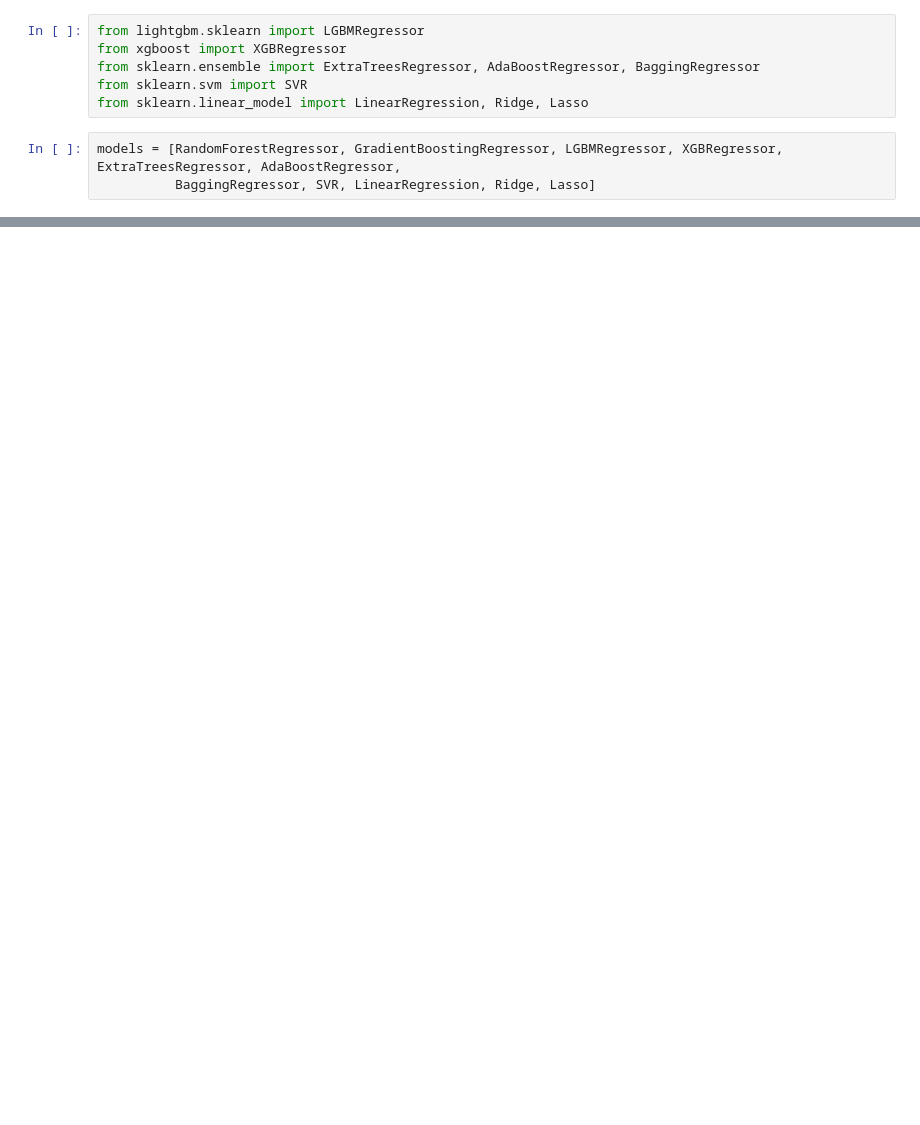
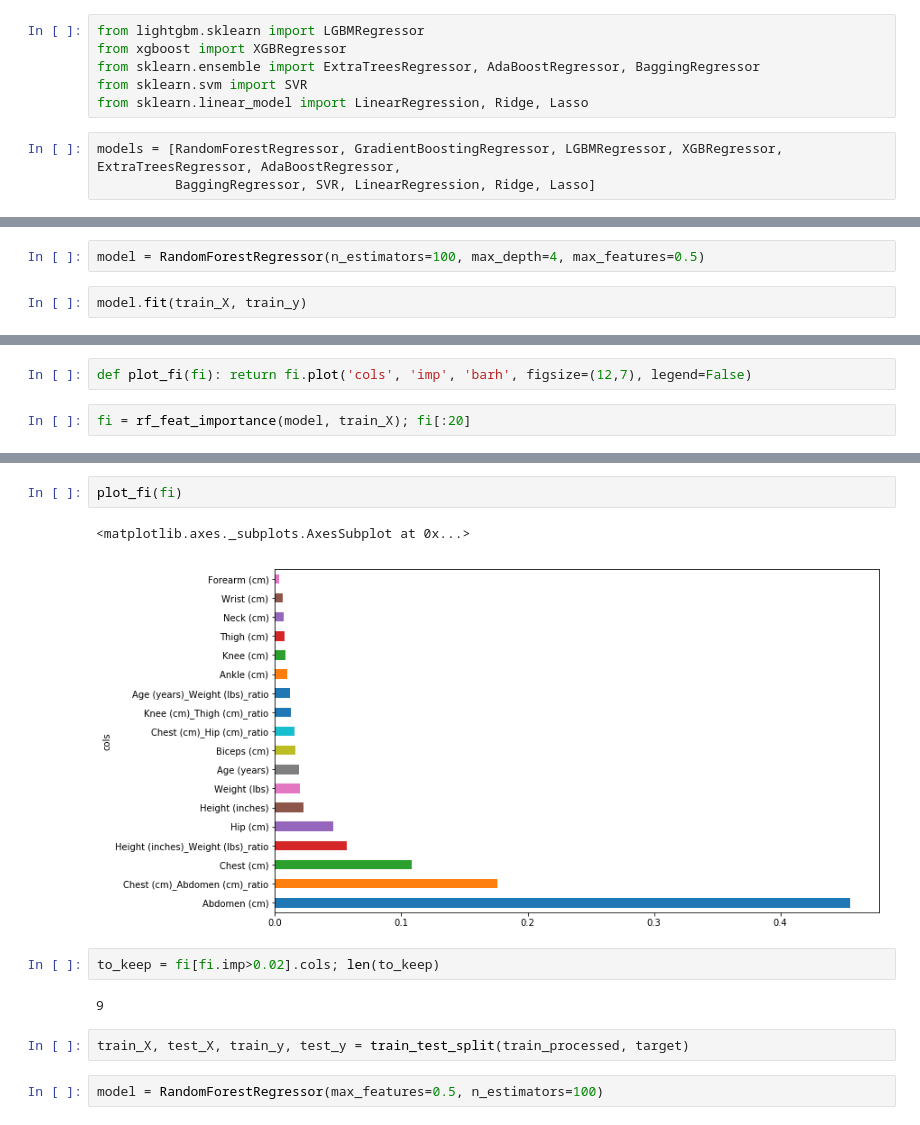
Before and after one commit to manishym/udacity-body-fat-prediction-challenge, a Jupyter notebook: notebooks/udacity-body-fat-prediction-challenge.ipynb, the cells around one changed output, grey strips where cells are left out. Drawn from its saved outputs; the diff is of its cells as text; blank space fills up the shorter version.

```diff
--- a/notebooks/udacity-body-fat-prediction-challenge.ipynb
+++ b/notebooks/udacity-body-fat-prediction-challenge.ipynb
@@ -179,0 +320,4 @@ for model in models:
+# %%
+model = RandomForestRegressor(n_estimators=100, max_depth=4, max_features=0.5)
+# %%
+model.fit(train_X, train_y)
@@ -179,0 +348,4 @@ for model in models:
+# %%
+def plot_fi(fi): return fi.plot('cols', 'imp', 'barh', figsize=(12,7), legend=False)
+# %%
+fi = rf_feat_importance(model, train_X); fi[:20]
@@ -179,0 +370,13 @@ for model in models:
+# %%
+plot_fi(fi)
+# %% [output]
+<matplotlib.axes._subplots.AxesSubplot at 0x...>
+[figure, added]
+# %%
+to_keep = fi[fi.imp>0.02].cols; len(to_keep)
+# %% [output]
+9
+# %%
+train_X, test_X, train_y, test_y = train_test_split(train_processed, target)
+# %%
+model = RandomForestRegressor(max_features=0.5, n_estimators=100)
```
Also changed, not shown: parts of 42 cells of this notebook.
